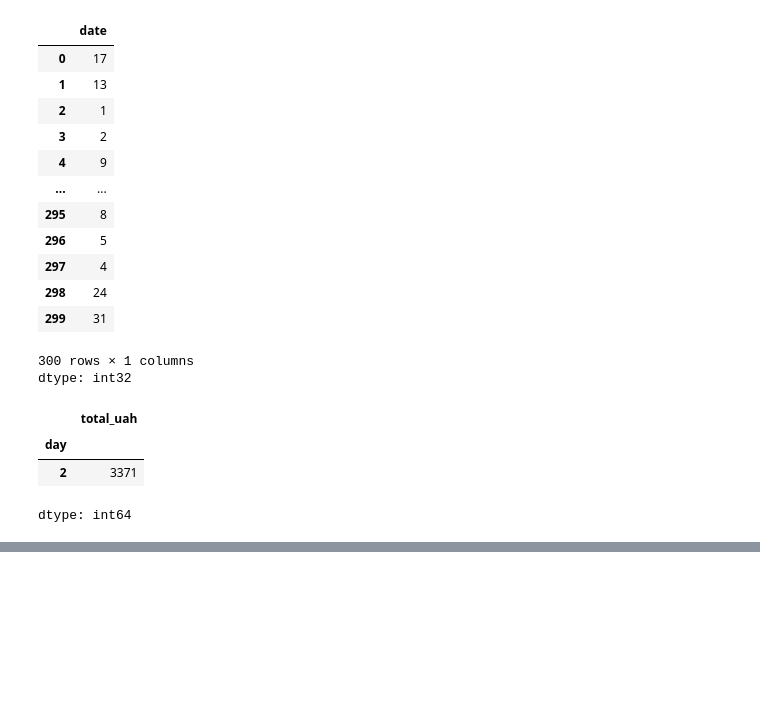
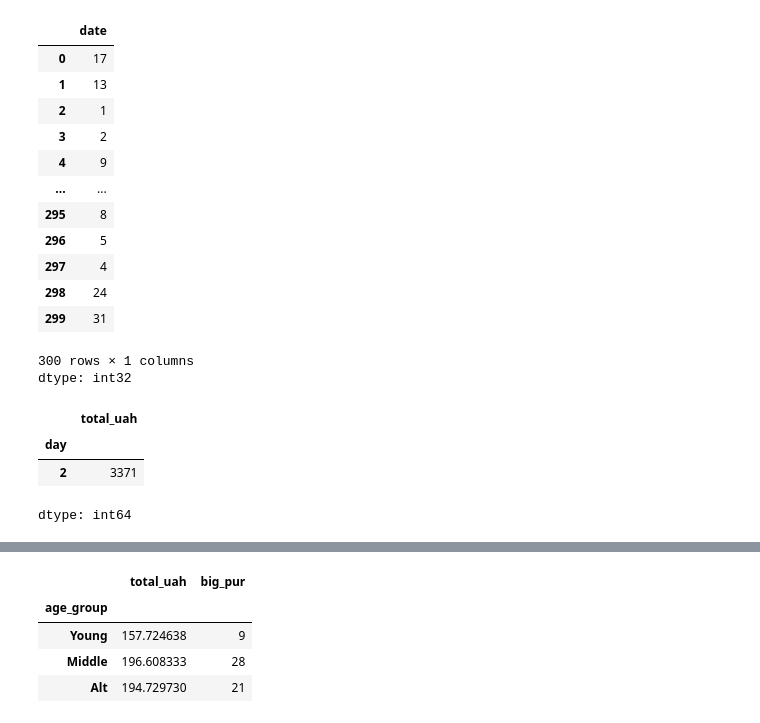
Before and after one commit to T-Svitlichna/DTA_Python, a Jupyter notebook: Lekcia/Oksana"store_sales_analysis_ipynb".ipynb, the cells around one changed output, grey strips where cells are left out. Drawn from its saved outputs; the diff is of its cells as text; code cells hidden in the pictures; blank space fills up the shorter version.

```diff
--- a/Lekcia/Oksana"store_sales_analysis_ipynb".ipynb
+++ b/Lekcia/Oksana"store_sales_analysis_ipynb".ipynb
@@ -483,0 +546,8 @@ dtype: int64
+# %%
+df.groupby("age_group",observed=True).agg({"total_uah":"mean","big_pur" : "sum"}) #add 2 agregacii
+# %% [output]
+|  | total_uah | big_pur |
+| age_group |  |  |
+| Young | 157.724638 | 9 |
+| Middle | 196.608333 | 28 |
+| Alt | 194.729730 | 21 |
```
Also changed, not shown: parts of 8 cells of this notebook.
